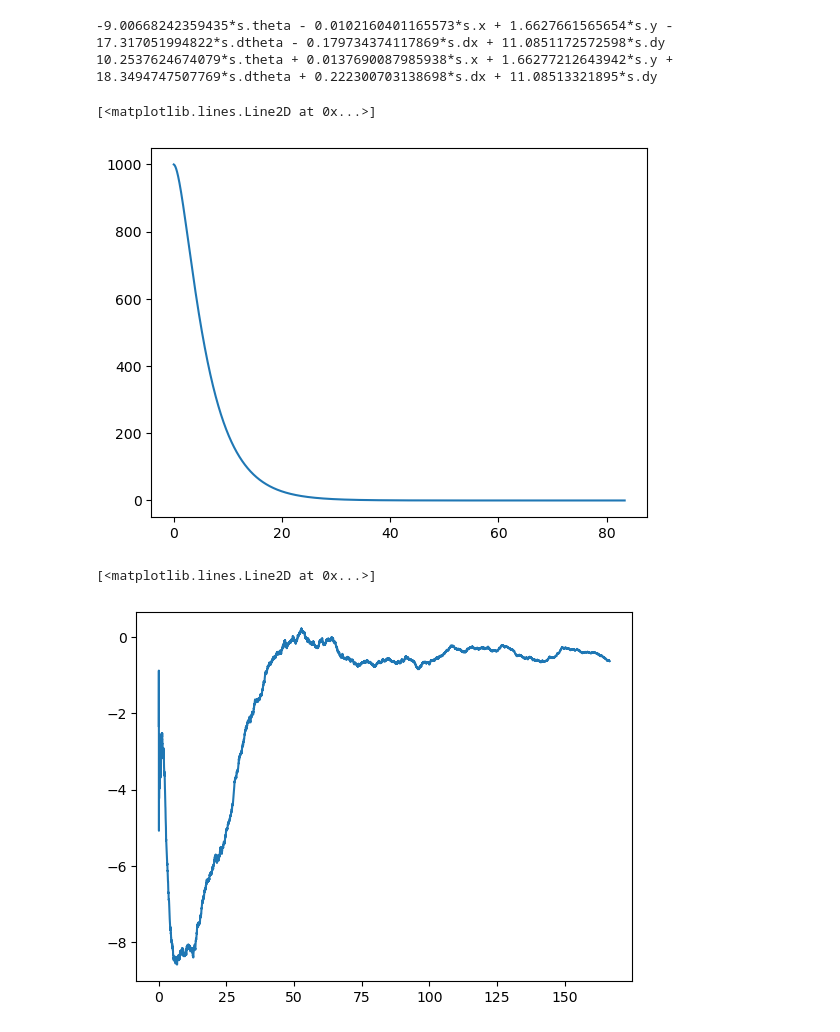
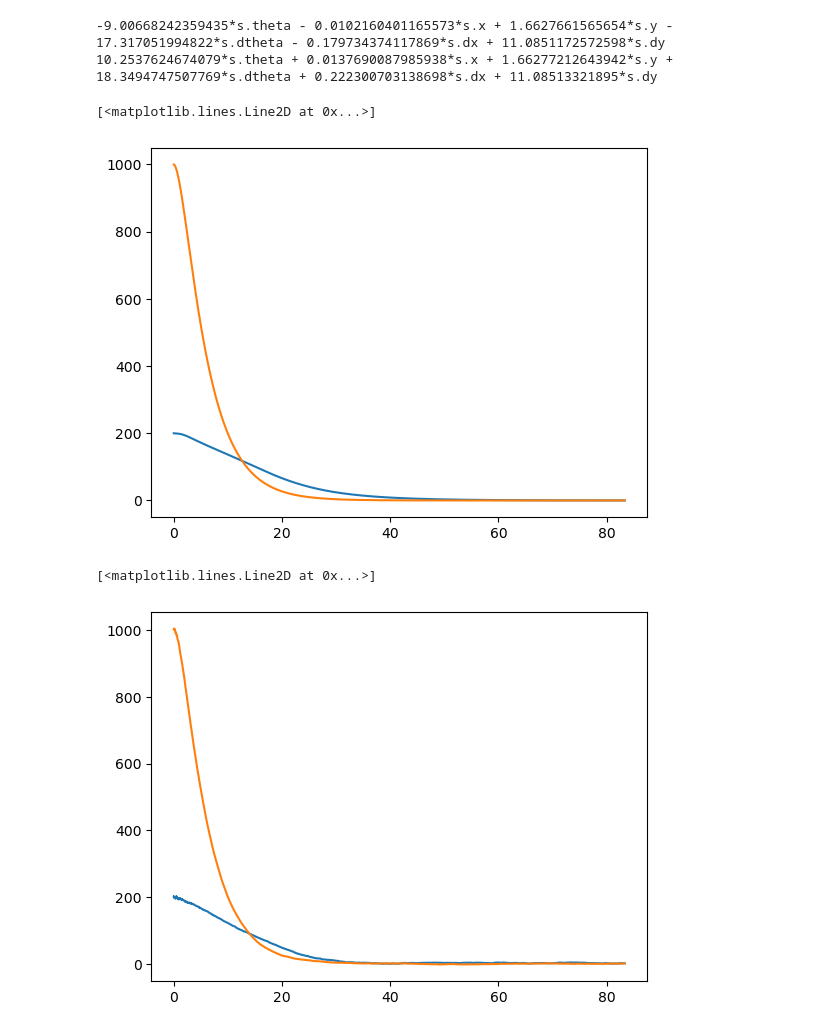
Before and after one commit to qgerman2/ecasa2, a Jupyter notebook: lab.ipynb, the cells around one changed output. Cells and saved outputs as stored; diff of their text form; code cells hidden in the pictures.

```diff
--- a/lab.ipynb
+++ b/lab.ipynb
@@ -179,14 +179,15 @@ for i in range(5000):
 	t = i * timestep
 	ts.append(t)
 	u = np.dot(-K.gain_matrix, x)
-	x = x + [xk * timestep for xk in fun(t, x)]
+	x = x + [xk * timestep for xk in fun(t, x, u)]
 	xs.append(x)
 xs = np.array(xs)
 
+plt.plot(ts, xs[:,0])
 plt.plot(ts, xs[:,1])
 # %% [output]
 [<matplotlib.lines.Line2D at 0x...>]
-[figure, old version]
+[figure, new version]
 # %%
 # Simulación con ruido
 # Condiciones iniciales del laboratorio 2
@@ -226,7 +227,7 @@ kf.H = np.array([
 ])
 kf.R = np.diag([pos_var, pos_var, giro_var, vel_var, vel_var, giro_var])
 
-# Arrays que almacenan el estado real, tiempo
+# Arrays que almacenan el estado real, tiempo, medición y estado del filtro
 xs = []
 ts = []
 zs = []
@@ -237,33 +238,34 @@ def get_measurement(x):
 	return [
 		x[0] + randn() * np.sqrt(pos_var),
 		x[1] + randn() * np.sqrt(pos_var),
 		x[2] + randn() * np.sqrt(giro_var),
 		x[3] + randn() * np.sqrt(vel_var),
 		x[4] + randn() * np.sqrt(vel_var),
 		x[5] + randn() * np.sqrt(giro_var),
 	]
 
 # Simulación
-for i in range(10000):
+for i in range(5000):
 	# Predicción filtro
 	u = np.dot(-K.gain_matrix, kf.x)
 	kf.predict(u)
 	# Avanzar simulación
 	t = i * timestep
 	ts.append(t)
 	x = x + [xk * timestep for xk in fun(t, x, u)]
 	xs.append(x)
 	z = get_measurement(x)
 	zs.append(z)
 	# Introducir medición al filtro
 	kf.update(z)
 	kfx.append(kf.x)
 
 xs = np.array(xs)
 zs = np.array(zs)
 kfx = np.array(kfx)
 
-plt.plot(ts, kfx[:,3])
+plt.plot(ts, kfx[:,0])
+plt.plot(ts, kfx[:,1])
 # %% [output]
 [<matplotlib.lines.Line2D at 0x...>]
-[figure, old version]
+[figure, new version]
```
